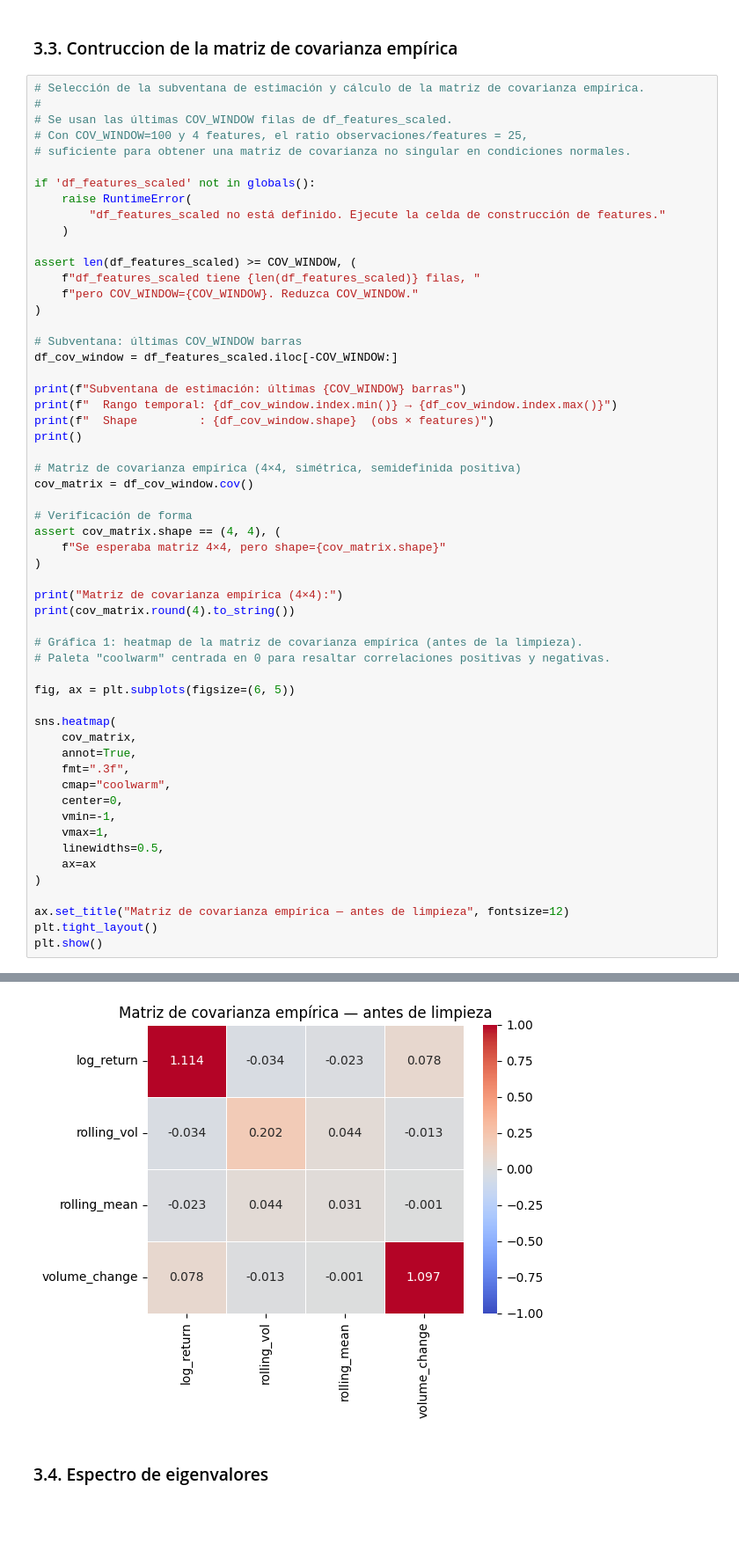
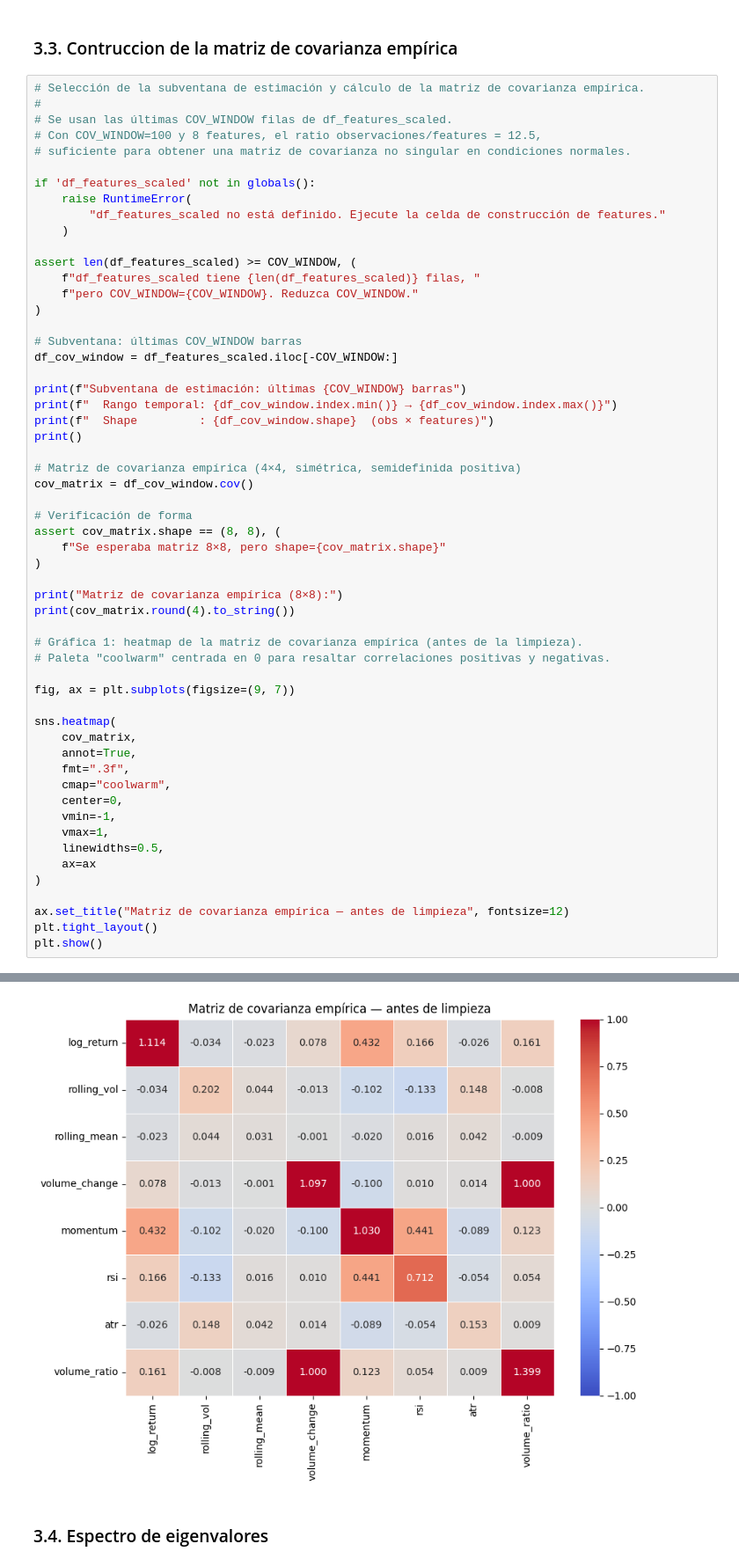
Before and after one commit to Romequinco/TAREA_PROCESADO_DATOS_FINANCIEROS_PARA_MACHINE_LEARNING, a Jupyter notebook: PREPROCESADO_DATOS_FINANCIEROS_.ipynb, the cells around one changed output, grey strips where cells are left out. Shown at 88% size. Saved outputs shown, nothing was run; the diff lists cells and outputs as text; blank space fills up the shorter version.

```diff
--- a/PREPROCESADO_DATOS_FINANCIEROS_.ipynb
+++ b/PREPROCESADO_DATOS_FINANCIEROS_.ipynb
@@ -1733,7 +1826,7 @@ df_features_scaled — estadísticas tras estandarización (media ≈ 0, std ≈
 # Selección de la subventana de estimación y cálculo de la matriz de covarianza empírica.
 #
 # Se usan las últimas COV_WINDOW filas de df_features_scaled.
-# Con COV_WINDOW=100 y 4 features, el ratio observaciones/features = 25,
+# Con COV_WINDOW=100 y 8 features, el ratio observaciones/features = 12.5,
 # suficiente para obtener una matriz de covarianza no singular en condiciones normales.
 
 if 'df_features_scaled' not in globals():
@@ -1758,17 +1851,17 @@ print()
 cov_matrix = df_cov_window.cov()
 
 # Verificación de forma
-assert cov_matrix.shape == (4, 4), (
-    f"Se esperaba matriz 4×4, pero shape={cov_matrix.shape}"
+assert cov_matrix.shape == (8, 8), (
+    f"Se esperaba matriz 8×8, pero shape={cov_matrix.shape}"
 )
 
-print("Matriz de covarianza empírica (4×4):")
+print("Matriz de covarianza empírica (8×8):")
 print(cov_matrix.round(4).to_string())
 
 # Gráfica 1: heatmap de la matriz de covarianza empírica (antes de la limpieza).
 # Paleta "coolwarm" centrada en 0 para resaltar correlaciones positivas y negativas.
 
-fig, ax = plt.subplots(figsize=(6, 5))
+fig, ax = plt.subplots(figsize=(9, 7))
 
 sns.heatmap(
     cov_matrix,
@@ -1799,4 +1896,4 @@ volume_change    0.078400    -0.013400     -0.000900       1.096900
-[figure, old version]
+[figure, new version]
 # %% [markdown]
 ### 3.4. Espectro de eigenvalores
 # %%
```
Also changed, not shown: parts of 9 cells of this notebook.
